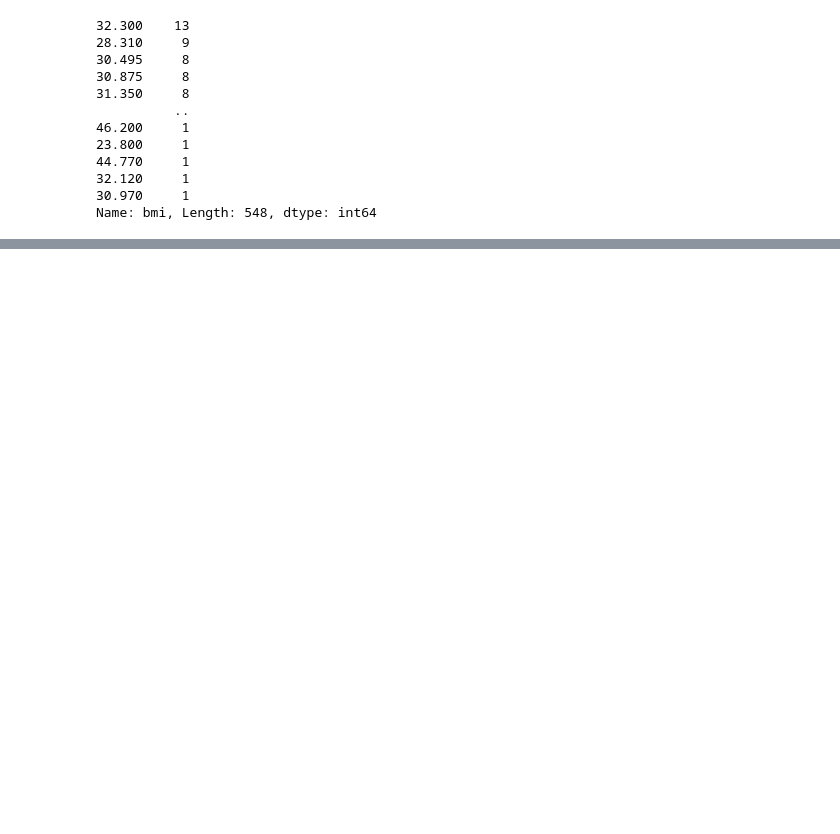
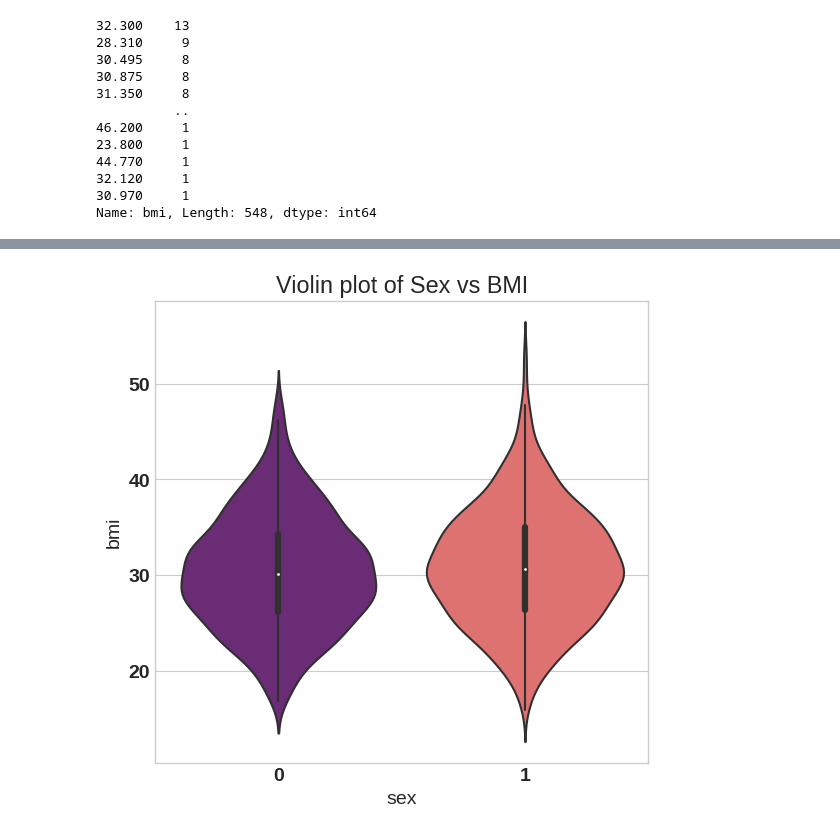
Before and after one commit to gr-uzun/medical-cost-analysis, a Jupyter notebook: medical_cost_analysis_project.ipynb, the cells around one changed output, grey strips where cells are left out. Cells and saved outputs as stored; diff of their text form; code cells hidden in the pictures; blank space fills up the shorter version.

```diff
--- a/medical_cost_analysis_project.ipynb
+++ b/medical_cost_analysis_project.ipynb
@@ -224,0 +189,12 @@ AttributeError: ignored
+# %%
+# Examine the relationship between “bmi” and “sex”
+
+# Comments
+# It shows the distribution of quantitative data(BMI) across several levels of one (or more) categorical variables(sex ,labels are 0:female ,1:male) such that those distributions can be compared.
+
+f = plt.figure(figsize=(14,6))
+ax = f.add_subplot(121)
+sns.violinplot(x='sex', y='bmi',data=df,palette='magma',ax=ax)
+ax.set_title('Violin plot of Sex vs BMI');
+# %% [output]
+[figure, added]
```
Also changed, not shown: parts of 19 cells of this notebook.
